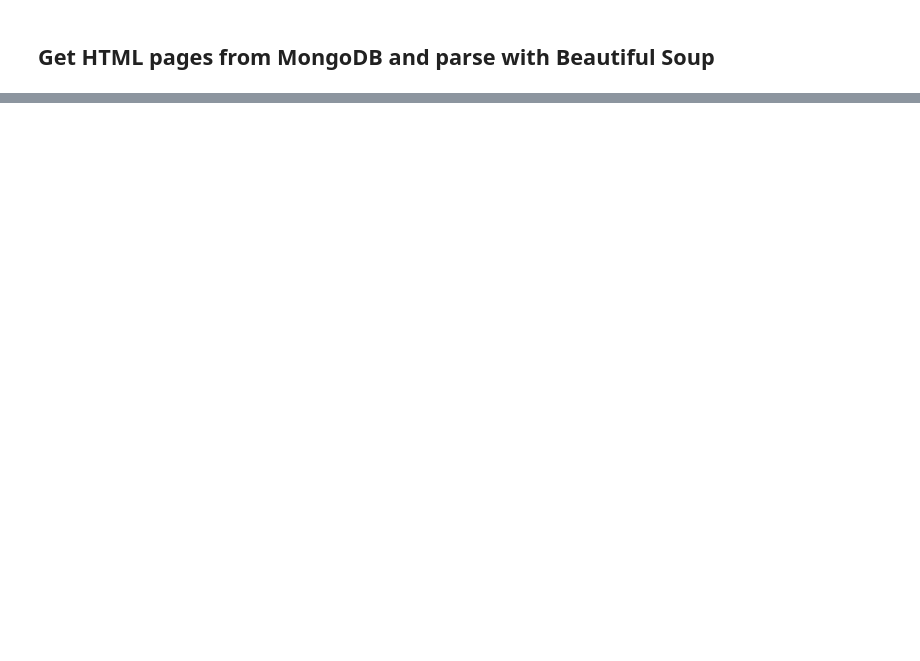
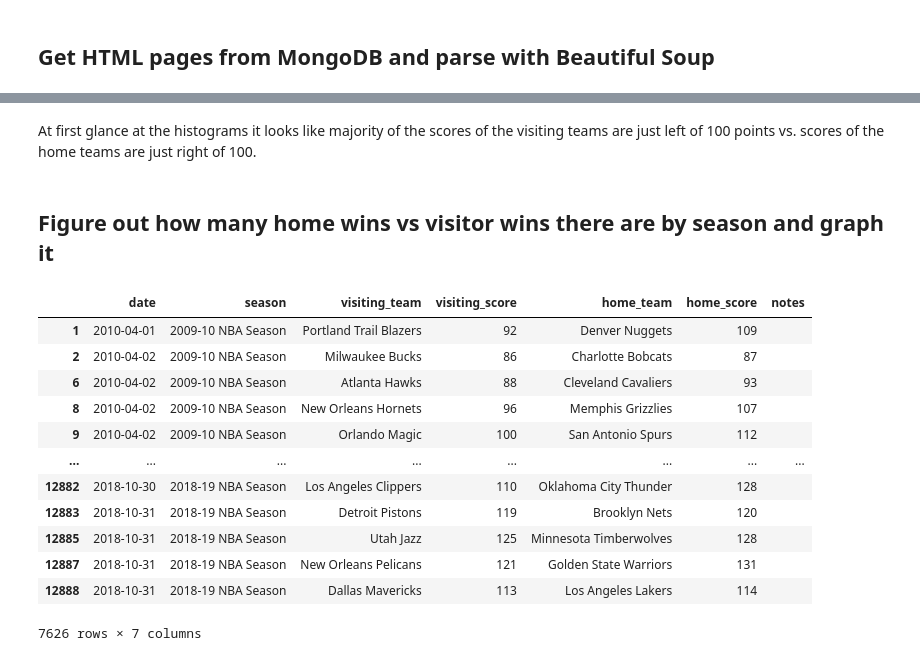
Before and after one commit to wjlau/Capstone1-Proposal, a Jupyter notebook: Basketball_Dataset.ipynb, the cells around one changed output, grey strips where cells are left out. Drawn from its saved outputs; the diff is of its cells as text; code cells hidden in the pictures; blank space fills up the shorter version.

```diff
--- a/Basketball_Dataset.ipynb
+++ b/Basketball_Dataset.ipynb
@@ -89,0 +138,21 @@ parse_to_df(actual_links, 2010, 2019)
+# %% [markdown]
+At first glance at the histograms it looks like majority of the scores of the visiting teams are just left of 100 points vs. scores of the home teams are just right of 100.
+# %% [markdown]
+## Figure out how many home wins vs visitor wins there are by season and graph it
+# %%
+wins = pd.DataFrame({filtered[filtered.home_score>filtered.visiting_score]
+wins
+# %% [output]
+|  | date | season | visiting_team | visiting_score | home_team | home_score | notes |
+| 1 | 2010-04-01 | 2009-10 NBA Season | Portland Trail Blazers | 92 | Denver Nuggets | 109 |  |
+| 2 | 2010-04-02 | 2009-10 NBA Season | Milwaukee Bucks | 86 | Charlotte Bobcats | 87 |  |
+| 6 | 2010-04-02 | 2009-10 NBA Season | Atlanta Hawks | 88 | Cleveland Cavaliers | 93 |  |
+| 8 | 2010-04-02 | 2009-10 NBA Season | New Orleans Hornets | 96 | Memphis Grizzlies | 107 |  |
+| 9 | 2010-04-02 | 2009-10 NBA Season | Orlando Magic | 100 | San Antonio Spurs | 112 |  |
+| ... | ... | ... | ... | ... | ... | ... | ... |
+| 12882 | 2018-10-30 | 2018-19 NBA Season | Los Angeles Clippers | 110 | Oklahoma City Thunder | 128 |  |
+| 12883 | 2018-10-31 | 2018-19 NBA Season | Detroit Pistons | 119 | Brooklyn Nets | 120 |  |
+| 12885 | 2018-10-31 | 2018-19 NBA Season | Utah Jazz | 125 | Minnesota Timberwolves | 128 |  |
+| 12887 | 2018-10-31 | 2018-19 NBA Season | New Orleans Pelicans | 121 | Golden State Warriors | 131 |  |
+| 12888 | 2018-10-31 | 2018-19 NBA Season | Dallas Mavericks | 113 | Los Angeles Lakers | 114 |  |
+7626 rows × 7 columns
```
Also changed, not shown: parts of 10 cells of this notebook.
